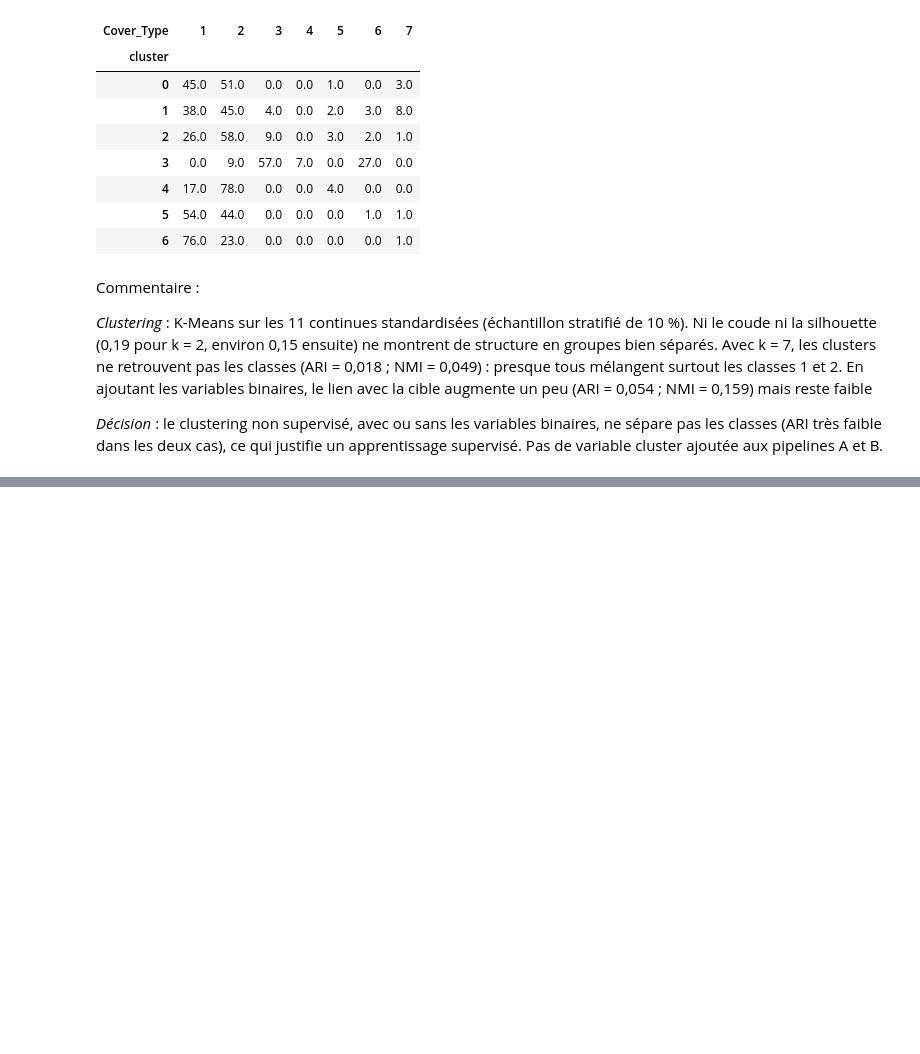
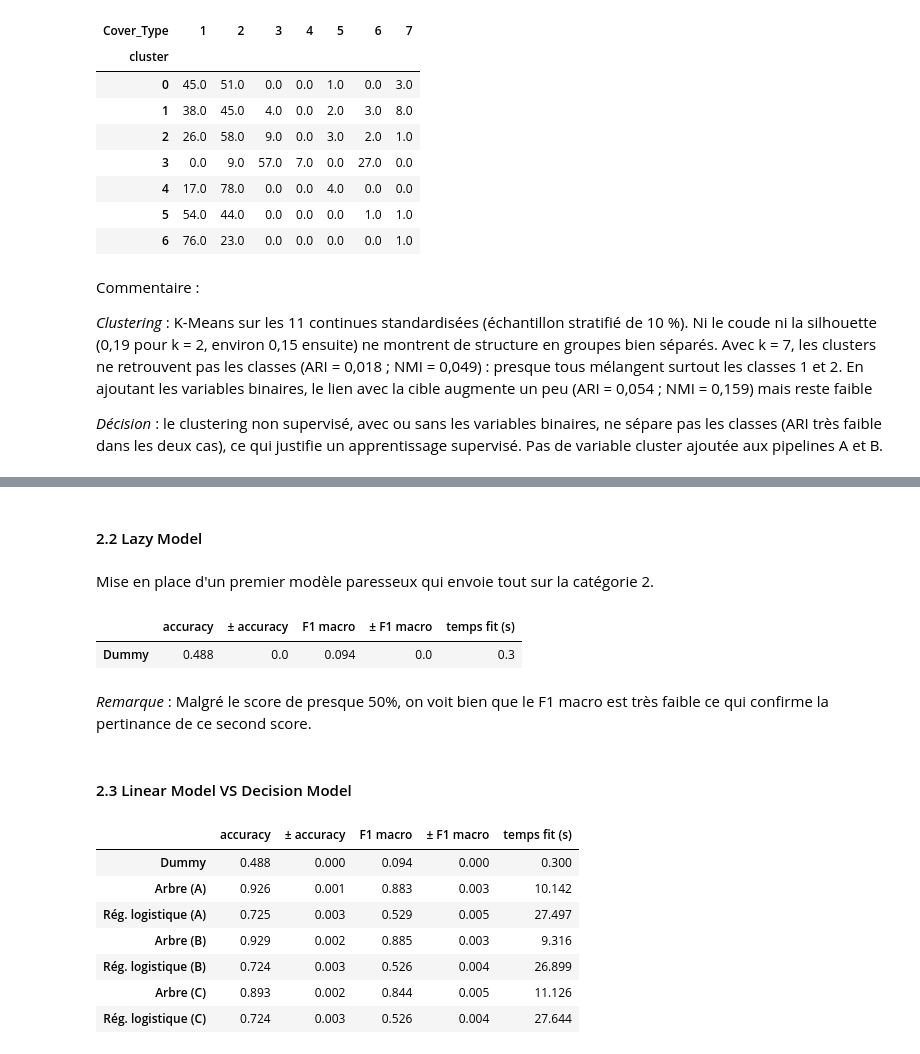
Before and after one commit to esukhee/Projet_AAA_PUJOL_SUKHEE, a Jupyter notebook: project.ipynb, the cells around one changed output, grey strips where cells are left out. Cells and saved outputs as stored; diff of their text form; code cells hidden in the pictures; blank space fills up the shorter version.

```diff
--- a/project.ipynb
+++ b/project.ipynb
@@ -7,8 +9,12 @@ import matplotlib.pyplot as plt # Affichage - version 3.11.2
 import sklearn as sk # ML - version 1.9.1
 import seaborn as sns # corélation - version 0.13.2
 import numpy as np # fct sin et cos - version 2.5.5
+import time, gc # tools - version
+
+from sklearn.model_selection import StratifiedKFold
 
 RANDOM_STATE = 42
+CV = StratifiedKFold(n_splits=10, shuffle=True, random_state=RANDOM_STATE)   # mêmes plis pour tous les modèles
 # %%
 from sklearn.datasets import fetch_covtype
 
@@ -405,0 +447,65 @@ Commentaire :
+# %% [markdown]
+#### 2.2 Lazy Model
+# %% [markdown]
+Mise en place d'un premier modèle paresseux qui envoie tout sur la catégorie 2.
+# %%
+from sklearn.dummy import DummyClassifier
+from sklearn.model_selection import cross_validate
+
+scoring = {"accuracy": "accuracy", "f1_macro": "f1_macro"}
+
+def evaluer_cv(model, X=X_train, y=y_train):
+    r = cross_validate(model, X, y, cv=CV, scoring=scoring, n_jobs=-1)
+    return pd.Series({
+        "accuracy": r["test_accuracy"].mean(), "± accuracy": r["test_accuracy"].std(),
+        "F1 macro": r["test_f1_macro"].mean(), "± F1 macro": r["test_f1_macro"].std(),
+        "temps fit (s)": r["fit_time"].mean()}).round(3)
+
+resultats = pd.DataFrame({"Dummy": evaluer_cv(DummyClassifier(strategy="most_frequent"))}).T
+display(resultats)
+# %% [output]
+|  | accuracy | ± accuracy | F1 macro | ± F1 macro | temps fit (s) |
+| Dummy | 0.488 | 0.0 | 0.094 | 0.0 | 0.3 |
+# %% [markdown]
+*Remarque* : Malgré le score de presque 50%, on voit bien que le F1 macro est très faible ce qui confirme la pertinance de ce second score.
+# %% [markdown]
+#### 2.3 Linear Model VS Decision Model
+# %%
+from sklearn.compose import ColumnTransformer
+from sklearn.pipeline import Pipeline
+from sklearn.preprocessing import FunctionTransformer, StandardScaler
+from sklearn.linear_model import LogisticRegression
+from sklearn.tree import DecisionTreeClassifier
+
+def aspect_sincos(X):
+    rad = np.deg2rad(X["Aspect"])
+    return X.drop(columns="Aspect").assign(Aspect_sin=np.sin(rad), Aspect_cos=np.cos(rad))
+
+hillshade_cols = [c for c in cont_cols if c.startswith("Hillshade")]
+roads = "Horizontal_Distance_To_Roadways"
+a_scaler = [c for c in cont_cols if c != "Aspect"]           # continues à standardiser (sans Aspect)
+b_scaler = [c for c in a_scaler if c not in hillshade_cols]
+c_scaler = [c for c in a_scaler if c != roads]
+
+def make_pipeline_(model, variante="A", scale=True):
+    cols_scale = {"A": a_scaler, "B": b_scaler, "C": c_scaler}[variante]
+    a_retirer = {"A": [], "B": hillshade_cols, "C": [roads]}[variante]
+    prep = ColumnTransformer(
+        [("scale", StandardScaler() if scale else "passthrough", cols_scale)]
+        + ([("retirer", "drop", a_retirer)] if a_retirer else []),
+        remainder="passthrough")                              # binaires + Aspect_sin/cos inchangées
+    return Pipeline([("aspect", FunctionTransformer(aspect_sincos)), ("prep", prep), ("model", model)])
+
+for v in ("A", "B", "C"):
+    resultats.loc[f"Arbre ({v})"] = evaluer_cv(make_pipeline_(DecisionTreeClassifier(random_state=RANDOM_STATE), v, scale=False))
+    resultats.loc[f"Rég. logistique ({v})"] = evaluer_cv(make_pipeline_(LogisticRegression(max_iter=500), v))
+display(resultats)
+# %% [output]
+|  | accuracy | ± accuracy | F1 macro | ± F1 macro | temps fit (s) |
+| Dummy | 0.488 | 0.000 | 0.094 | 0.000 | 0.300 |
+| Arbre (A) | 0.926 | 0.001 | 0.883 | 0.003 | 10.142 |
+| Rég. logistique (A) | 0.725 | 0.003 | 0.529 | 0.005 | 27.497 |
+| Arbre (B) | 0.929 | 0.002 | 0.885 | 0.003 | 9.316 |
+| Rég. logistique (B) | 0.724 | 0.003 | 0.526 | 0.004 | 26.899 |
+| Arbre (C) | 0.893 | 0.002 | 0.844 | 0.005 | 11.126 |
+| Rég. logistique (C) | 0.724 | 0.003 | 0.526 | 0.004 | 27.644 |
```
Also changed, not shown: parts of 16 cells of this notebook.
